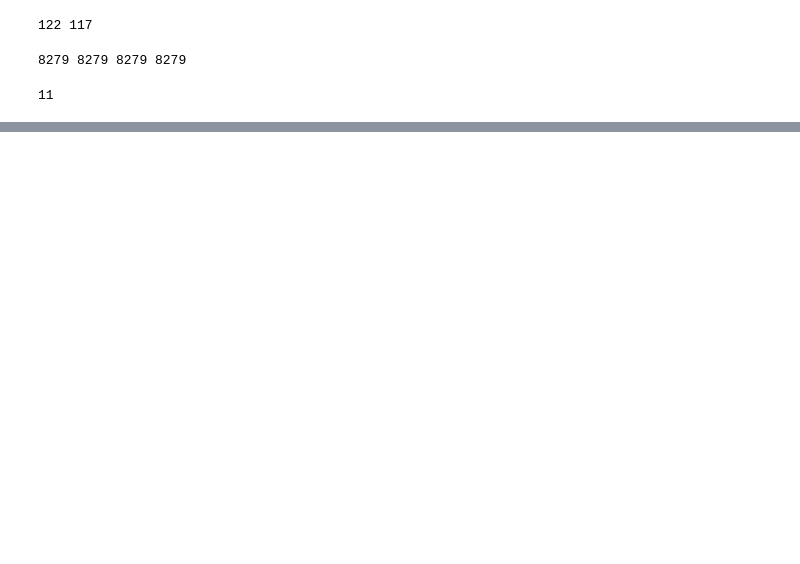
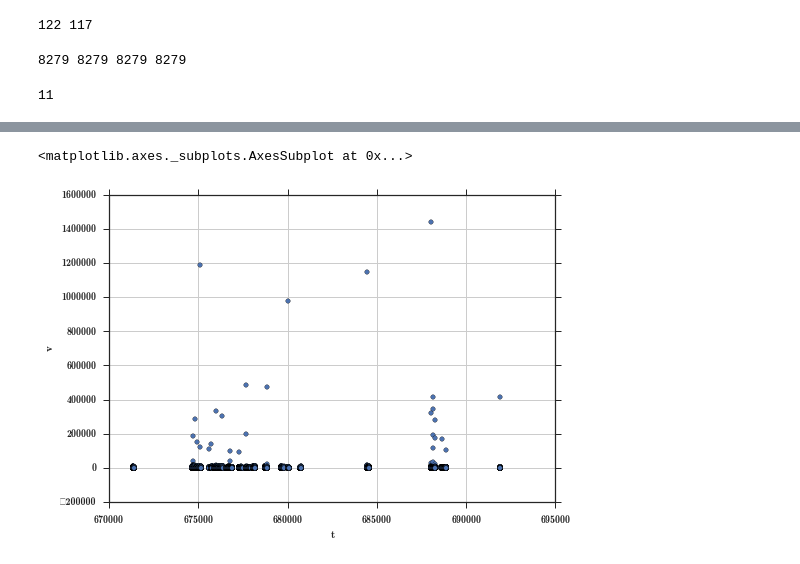
Before and after one commit to andrwat/DA, a Jupyter notebook: notebooks/Final Project.ipynb, the cells around one changed output, grey strips where cells are left out. Drawn from its saved outputs; the diff is of its cells as text; code cells hidden in the pictures; blank space fills up the shorter version.

```diff
--- a/notebooks/Final Project.ipynb
+++ b/notebooks/Final Project.ipynb
@@ -127,0 +293,5 @@ memory usage: 780.6+ KB
+# %%
+df[(df.sess == 1424664435)].plot(x='t',y='v',kind='scatter',logx=False)
+# %% [output]
+<matplotlib.axes._subplots.AxesSubplot at 0x...>
+[figure, added]
```
Also changed, not shown: parts of 34 cells of this notebook.
